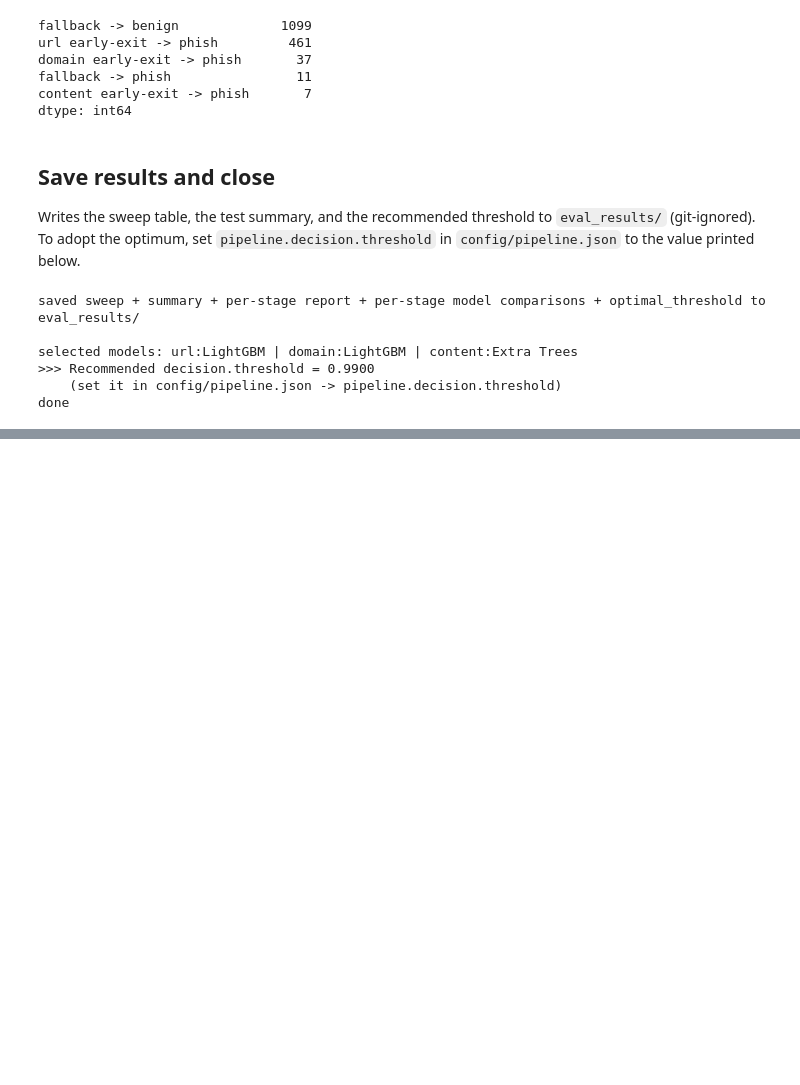
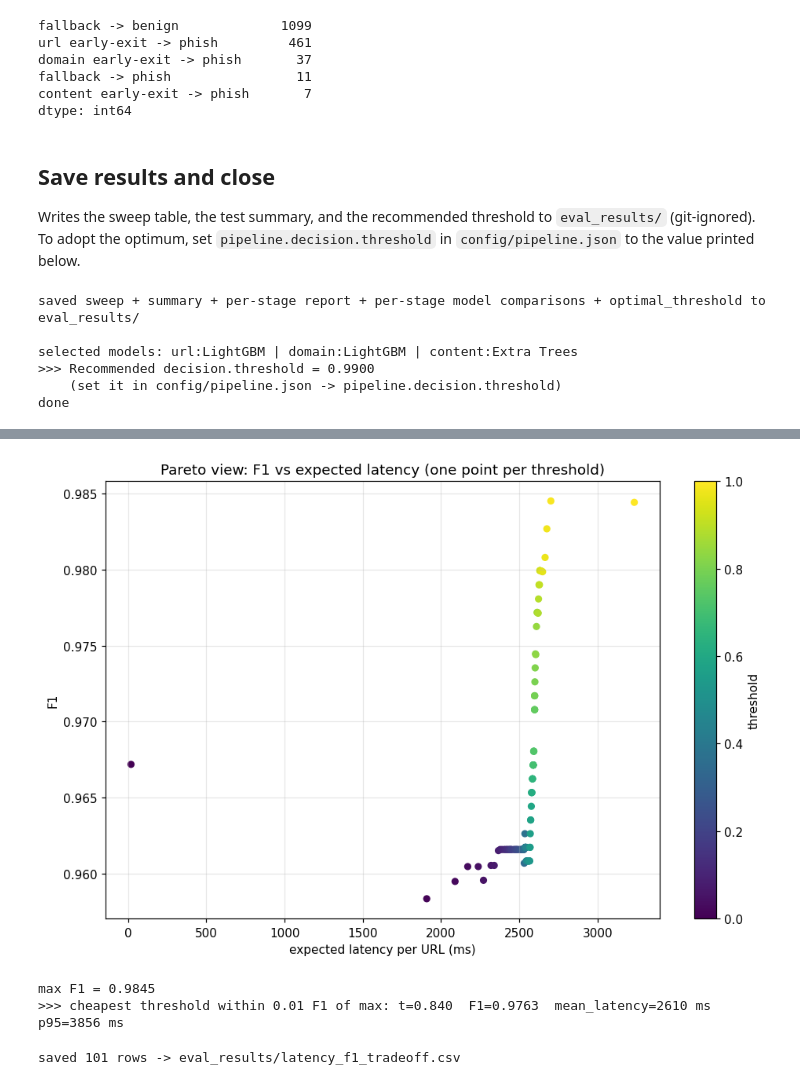
Before and after one commit to zhtli/Phishing-Detection-Engine, a Jupyter notebook: pipeline_threshold_evaluation.ipynb, the cells around one changed output, grey strips where cells are left out. Drawn from its saved outputs; the diff is of its cells as text; code cells hidden in the pictures; blank space fills up the shorter version.

```diff
--- a/pipeline_threshold_evaluation.ipynb
+++ b/pipeline_threshold_evaluation.ipynb
@@ -758,0 +870,26 @@ done
+# %%
+# Pareto view + a concrete trade-off pick
+fig, ax = plt.subplots(figsize=(9, 6))
+sc = ax.scatter(tradeoff["mean_latency_ms"], tradeoff["f1"], c=tradeoff["threshold"], cmap="viridis", s=25)
+plt.colorbar(sc, label="threshold")
+ax.set_xlabel("expected latency per URL (ms)"); ax.set_ylabel("F1")
+ax.set_title("Pareto view: F1 vs expected latency (one point per threshold)")
+ax.grid(alpha=0.3)
+plt.tight_layout(); plt.show()
+
+# trade-off pick: cheapest threshold within 0.01 F1 of the maximum
+f1max = tradeoff["f1"].max()
+cand = tradeoff[tradeoff["f1"] >= f1max - 0.01]
+knee = cand.loc[cand["mean_latency_ms"].idxmin()]
+print(f"max F1 = {f1max:.4f}")
+print(f">>> cheapest threshold within 0.01 F1 of max: t={knee['threshold']:.3f}  "
+      f"F1={knee['f1']:.4f}  mean_latency={knee['mean_latency_ms']:.0f} ms  p95={knee['p95_latency_ms']:.0f} ms")
+# %% [output]
+[figure, added]
+max F1 = 0.9845
+>>> cheapest threshold within 0.01 F1 of max: t=0.840  F1=0.9763  mean_latency=2610 ms  p95=3856 ms
+# %%
+tradeoff.to_csv("eval_results/latency_f1_tradeoff.csv", index=False)
+print(f"saved {len(tradeoff)} rows -> eval_results/latency_f1_tradeoff.csv")
+# %% [output]
+saved 101 rows -> eval_results/latency_f1_tradeoff.csv
```
Also changed, not shown: parts of 8 cells of this notebook.
